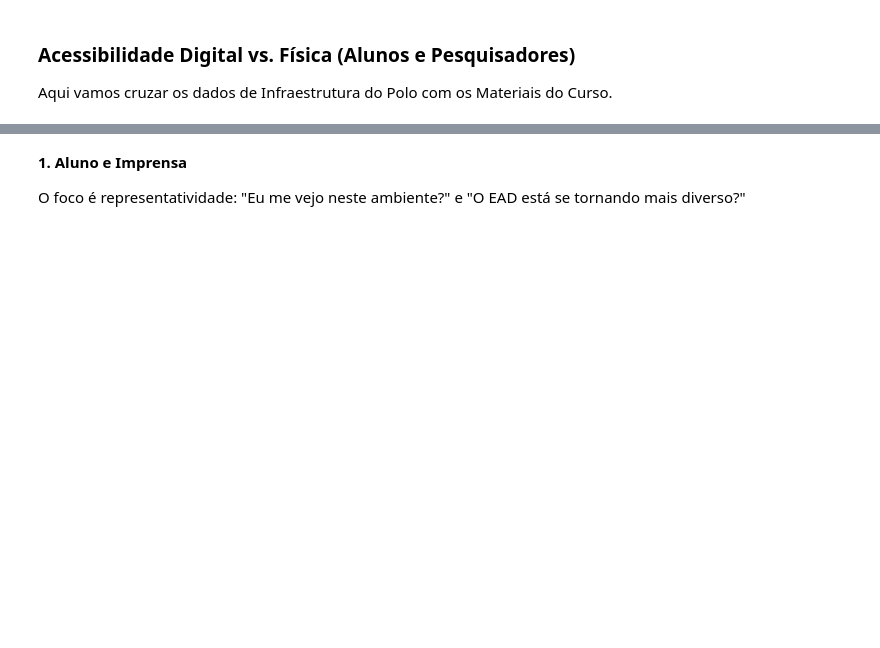
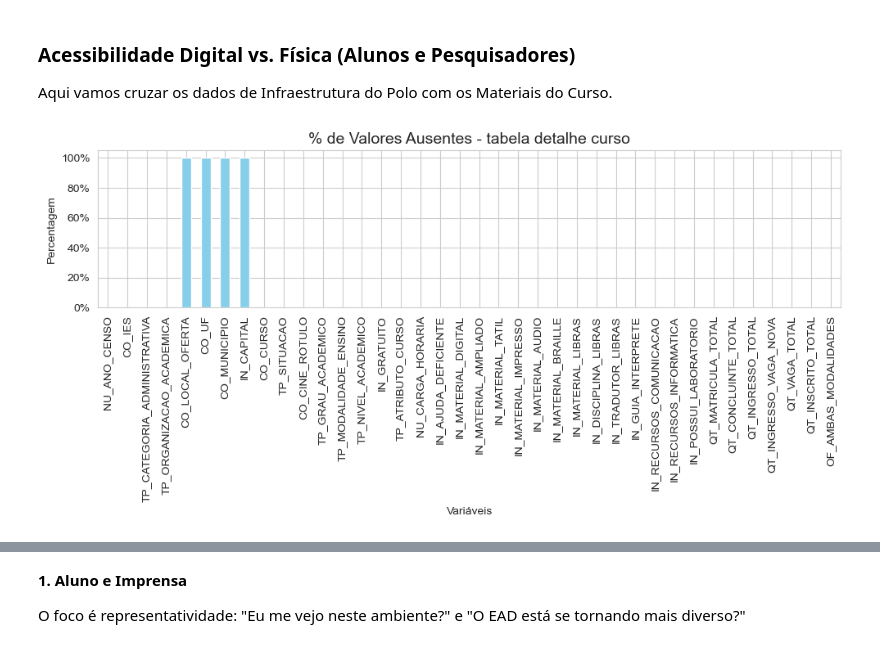
Before and after one commit to leojutsu/estagio_abed, a Jupyter notebook: visuais.ipynb, the cells around one changed output, grey strips where cells are left out. Cells and saved outputs as stored; diff of their text form; code cells hidden in the pictures; blank space fills up the shorter version.

```diff
--- a/visuais.ipynb
+++ b/visuais.ipynb
@@ -111,6 +175,25 @@ plt.show()
 ### Acessibilidade Digital vs. Física (Alunos e Pesquisadores)
 
 Aqui vamos cruzar os dados de Infraestrutura do Polo com os Materiais do Curso.
+# %%
+na1 = (df_dc.isna().mean()*100).round(2)
+# %%
+sns.set_style("whitegrid")
+plt.figure(figsize=(10,5))
+
+na1.plot(kind='bar', color='skyblue')
+
+plt.title('% de Valores Ausentes - tabela detalhe curso', fontsize=14)
+plt.xlabel('Variáveis')
+plt.ylabel('Percentagem')
+
+plt.gca().yaxis.set_major_formatter(mtick.PercentFormatter())
+plt.tight_layout()
+
+plt.savefig(fname='%_valores_ausentes_detalhe_curso.pdf', dpi=300, bbox_inches='tight', transparent=True)
+plt.show()
+# %% [output]
+[figure, added]
 # %%
 # Passo1 - Médias de acessibilidade digital
 dig = df_dc.groupby('NU_ANO_CENSO', observed=False).agg({
```
Also changed, not shown: parts of 40 cells of this notebook.
